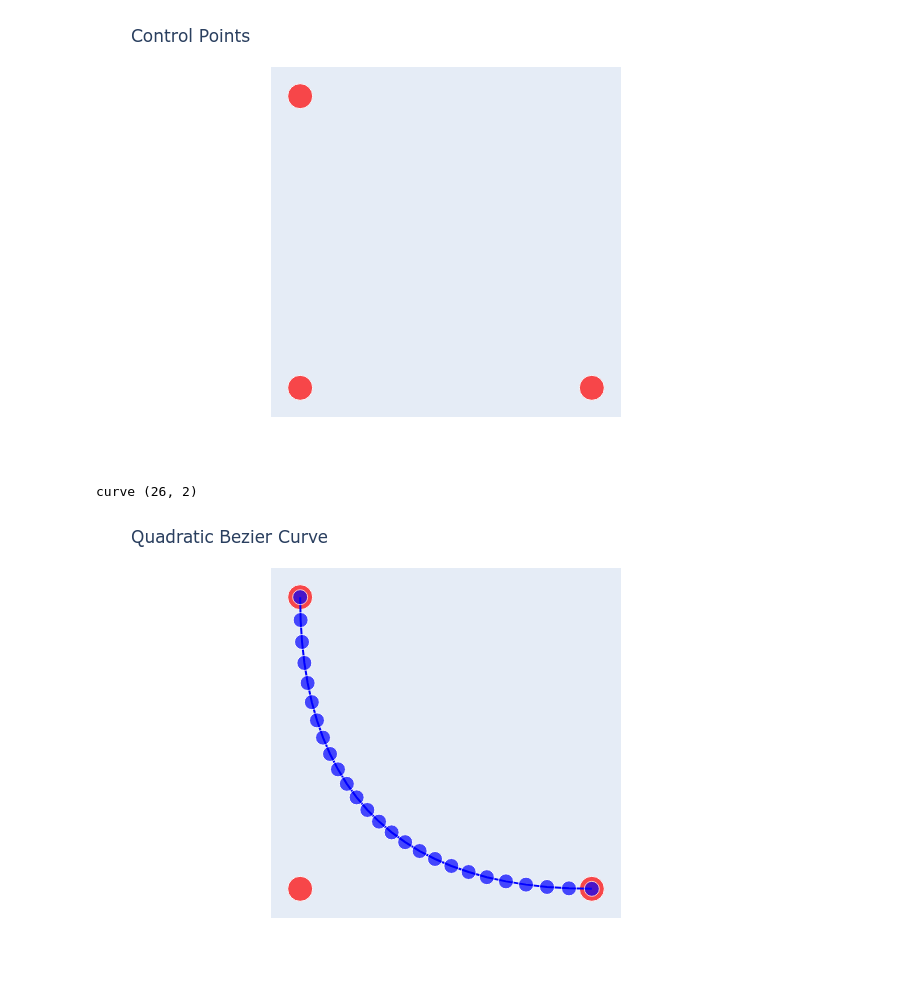
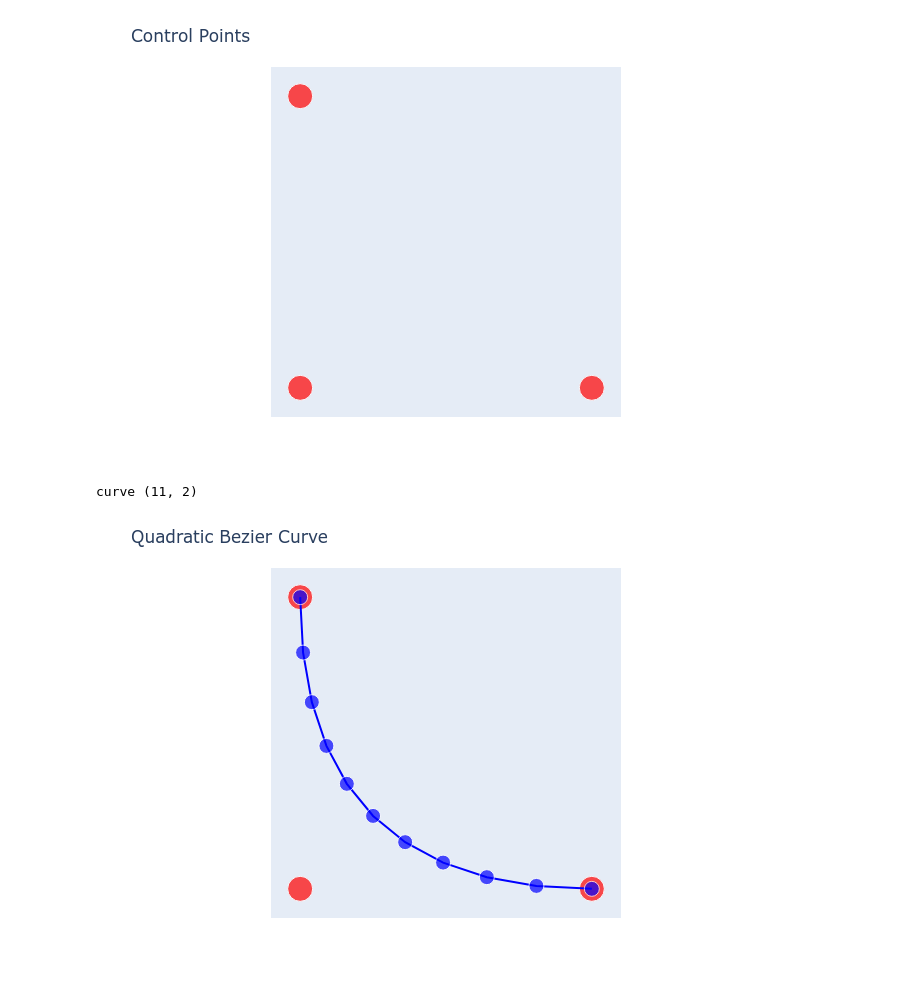
Before and after one commit to EvanLavender13/graphics, a Jupyter notebook: bezier-curves/bezier-curve.ipynb, the cells around one changed output. Cells and saved outputs as stored; diff of their text form; code cells hidden in the pictures.

```diff
--- a/bezier-curves/bezier-curve.ipynb
+++ b/bezier-curves/bezier-curve.ipynb
@@ -83,0 +35,5 @@ fig.show("png")
+# %%
+d.add_curve(fig, curve)
+
+fig.update_layout(title="Linear Interpolation")
+fig.show("png")
@@ -90,36 +48,22 @@ control_points = np.array([
 # %%
 fig.data = []
 
-fig.add_trace(go.Scatter(
-    x=control_points[:, 0],
-    y=control_points[:, 1],
-    name="control points",
-    mode="markers",
-    marker=dict(size=[25, 25, 25],
-                color="red")
-))
+d.add_control_points(fig, control_points)
 
 fig.update_layout(title="Control Points")
 fig.show("png")
 # %% [output]
 [figure]
 # %%
-n_segments = 25
+n_segments = 10
 curve = bz.get_curve(n_segments, control_points)
 print("curve", curve.shape)
 # %% [output]
-curve (26, 2)
+curve (11, 2)
-# %%
-fig.add_trace(go.Scatter(
-    x=curve[:, 0],
-    y=curve[:, 1],
-    name="curve",
-    mode="lines+markers",
-    marker=dict(size=[15] * (n_segments + 1),
-                color="blue")
-))
-
-fig.update_layout(title="Quadratic Bezier Curve")
-fig.show("png")
-# %% [output]
-[figure, removed]
+# %%
+d.add_curve(fig, curve)
+
+fig.update_layout(title="Quadratic Bezier Curve")
+fig.show("png")
+# %% [output]
+[figure, added]
```
Also changed, not shown: parts of 12 cells of this notebook, 1 other file.
